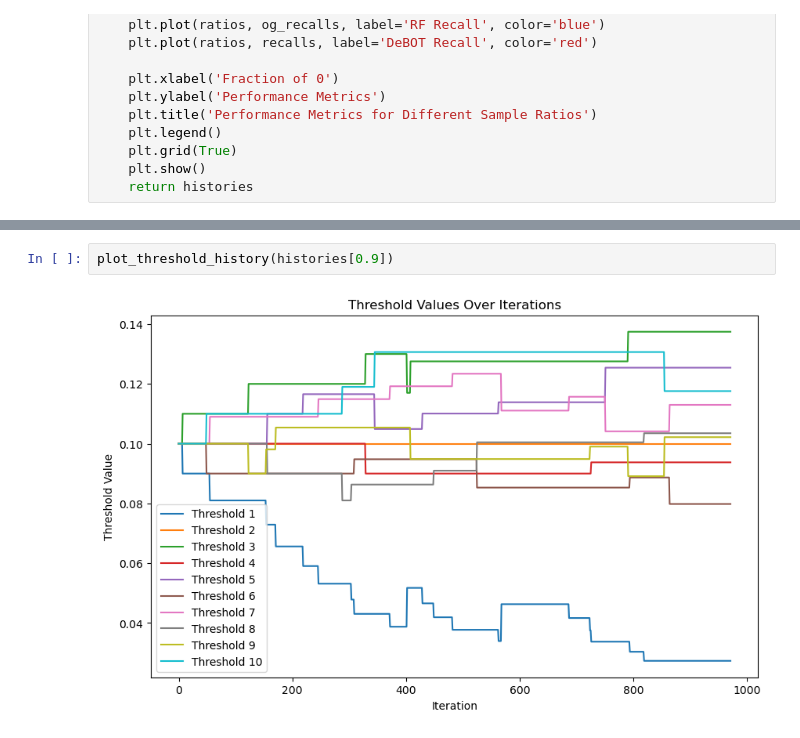
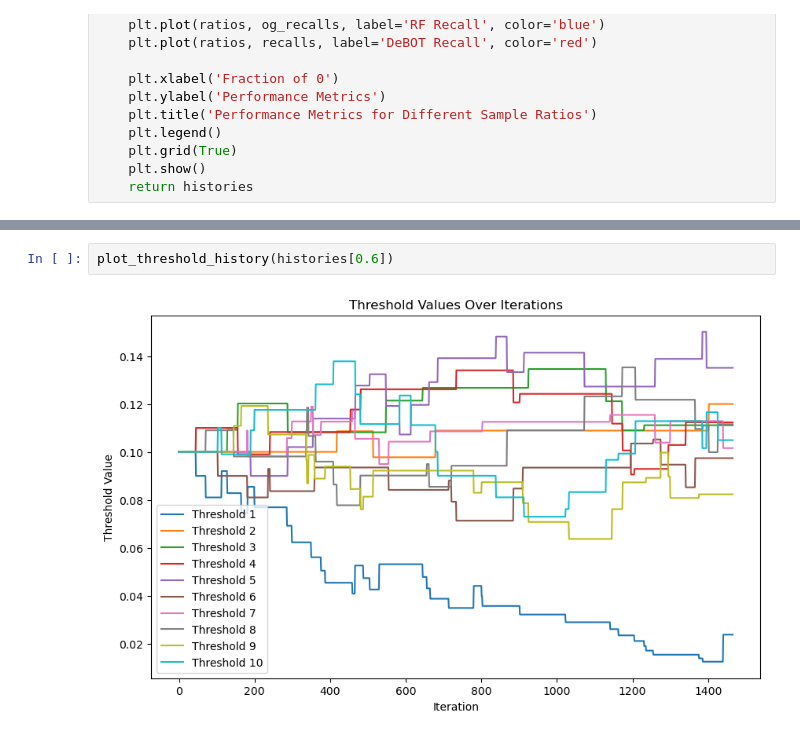
Before and after one commit to ronsh9/Moving-Majority, a Jupyter notebook: experiments/Experiment 1 - MNIST Shin.ipynb, the cells around one changed output, grey strips where cells are left out. Cells and saved outputs as stored; diff of their text form.

```diff
--- a/experiments/Experiment 1 - MNIST Shin.ipynb
+++ b/experiments/Experiment 1 - MNIST Shin.ipynb
@@ -412,4 +481,4 @@ Test Bias Ratio:  0.9
 # %%
-plot_threshold_history(histories[0.9])
+plot_threshold_history(histories[0.6])
 # %% [output]
-[figure, old version]
+[figure, new version]
```
Also changed, not shown: parts of 3 cells of this notebook, 2 other files.
